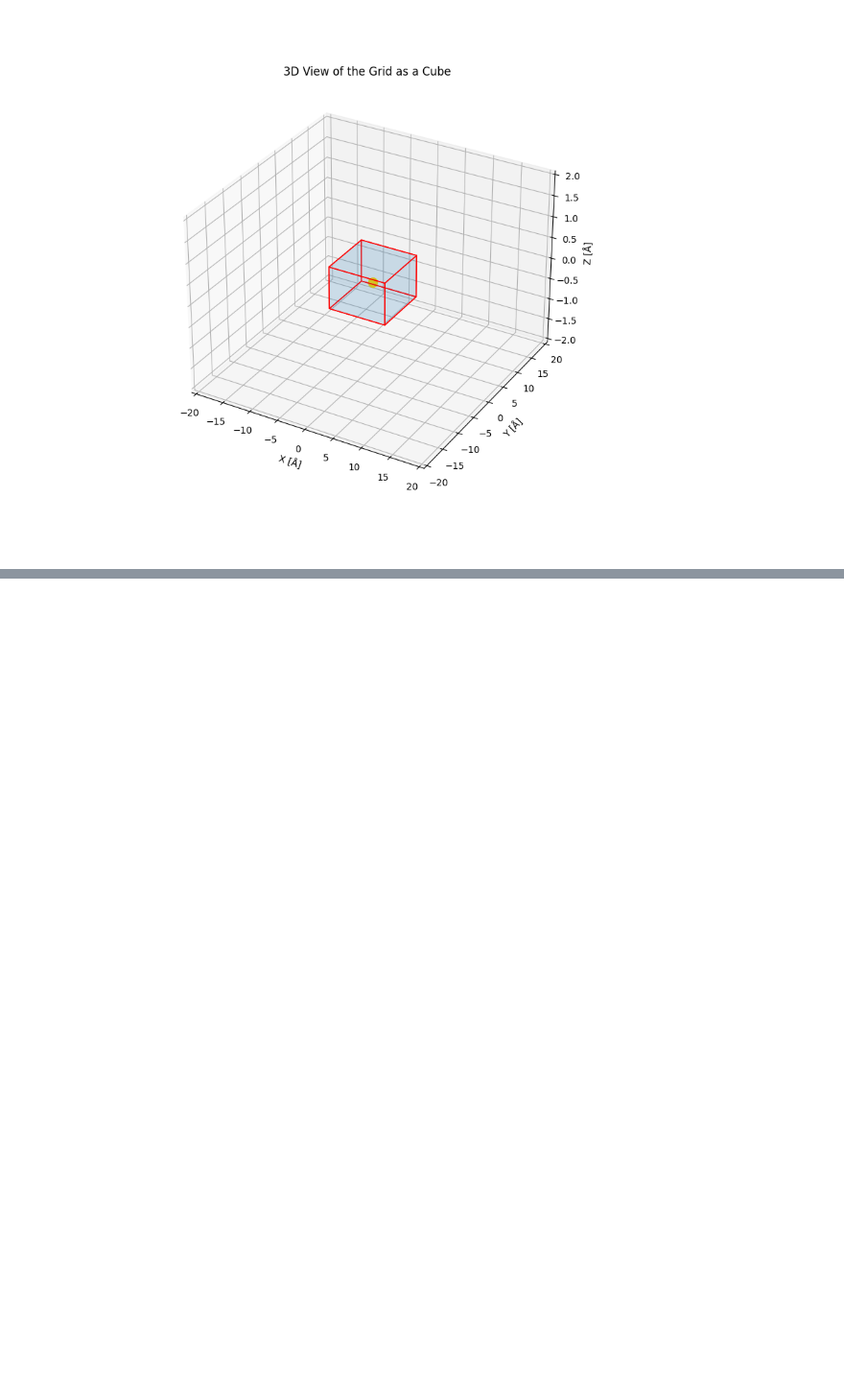
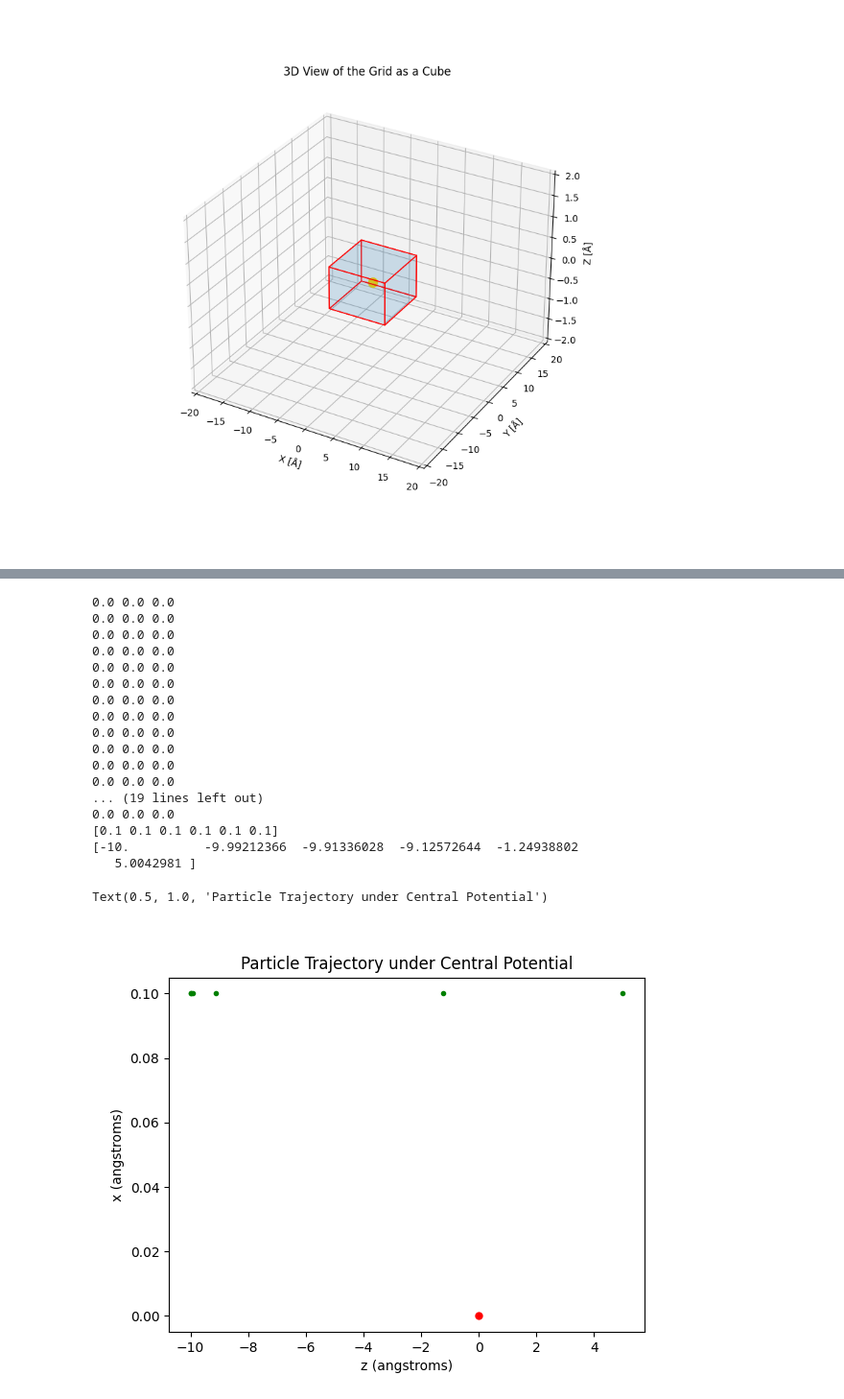
Before and after one commit to DavidLanders95/MonteCarloMS, a Jupyter notebook: Eikonal_scattering.ipynb, the cells around one changed output, grey strips where cells are left out. Shown at 96% size. Saved outputs shown, nothing was run; the diff lists cells and outputs as text; code cells hidden in the pictures; blank space fills up the shorter version.

Commit message:
Result seems reasoanble for single atom, multiple atoms is hard to understand.

```diff
--- a/Eikonal_scattering.ipynb
+++ b/Eikonal_scattering.ipynb
@@ -541,0 +488,49 @@ print(theta_samples)
+# %%
+vel = np.sqrt(2 * e / m_e * PHI_0)
+
+#Initial Velocity (non relativistic) # Time span for the simulation
+t_span = (0, 800)  # 6000 seconds
+# t_eval = np.linspace(t_span[0], t_span[1], 1000)
+
+# Initial conditions: [x0, vx0, z0, vz0]
+x0 = 0.1
+vx0 = 0  # initial velocity in m/s
+z0 = -10  # initial position in angstroms
+vz0 = vel * 1e-10 # initial velocity in angstroms/s
+y0 = [x0, vx0, 0.5, 0.0, z0, vz0]
+
+# Solve the system of ODEs
+solution = solve_ivp(lorentz_force, t_span, y0, args=[e, m_e, dVdx_interp, dVdy_interp, dVdz_interp], method = 'RK45')
+
+print(solution.y[0])
+print(solution.y[4])
+fig, ax = plt.subplots()
+x_sol = solution.y[0]
+z_sol = solution.y[4]
+
+ax.plot(z_sol, x_sol, '.g')
+ax.plot([], [], '-', label="Trajectory")
+plt.plot(0, 0, 'or', markersize = 5, label = 'atom')
+ax.set_xlabel("z (angstroms)")
+ax.set_ylabel("x (angstroms)")
+ax.set_title("Particle Trajectory under Central Potential")
+# %% [output]
+0.0 0.0 0.0
+0.0 0.0 0.0
+0.0 0.0 0.0
+0.0 0.0 0.0
+0.0 0.0 0.0
+0.0 0.0 0.0
+0.0 0.0 0.0
+0.0 0.0 0.0
+0.0 0.0 0.0
+0.0 0.0 0.0
+0.0 0.0 0.0
+0.0 0.0 0.0
+... (19 lines left out)
+0.0 0.0 0.0
+[0.1 0.1 0.1 0.1 0.1 0.1]
+[-10.          -9.99212366  -9.91336028  -9.12572644  -1.24938802
+   5.0042981 ]
+Text(0.5, 1.0, 'Particle Trajectory under Central Potential')
+[figure, added]
```
Also changed, not shown: parts of 11 cells of this notebook, 2 other files.
